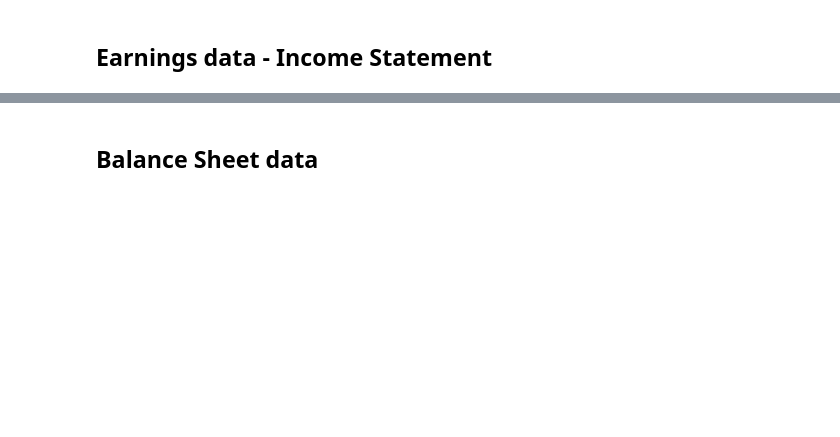
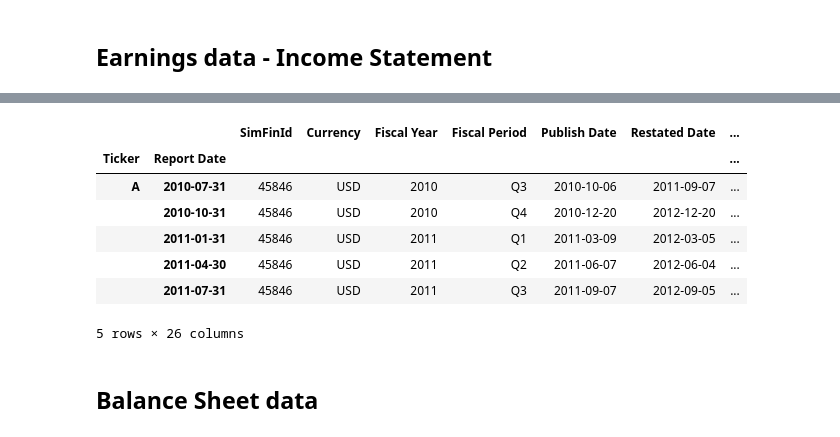
Before and after one commit to LukeBetham/finance, a Jupyter notebook: comparing_industries.ipynb, the cells around one changed output, grey strips where cells are left out. Drawn from its saved outputs; the diff is of its cells as text; code cells hidden in the pictures; blank space fills up the shorter version.

```diff
--- a/comparing_industries.ipynb
+++ b/comparing_industries.ipynb
@@ -65,6 +91,17 @@ Index(['SimFinId', 'Currency', 'Fiscal Year', 'Fiscal Period', 'Publish Date',
        'Net Extraordinary Gains (Losses)', 'Net Income',
        'Net Income (Common)'],
       dtype='object')
+# %%
+df_earnings.head()
+# %% [output]
+|  |  | SimFinId | Currency | Fiscal Year | Fiscal Period | Publish Date | Restated Date | ... |
+| Ticker | Report Date |  |  |  |  |  |  | ... |
+| A | 2010-07-31 | 45846 | USD | 2010 | Q3 | 2010-10-06 | 2011-09-07 | ... |
+|  | 2010-10-31 | 45846 | USD | 2010 | Q4 | 2010-12-20 | 2012-12-20 | ... |
+|  | 2011-01-31 | 45846 | USD | 2011 | Q1 | 2011-03-09 | 2012-03-05 | ... |
+|  | 2011-04-30 | 45846 | USD | 2011 | Q2 | 2011-06-07 | 2012-06-04 | ... |
+|  | 2011-07-31 | 45846 | USD | 2011 | Q3 | 2011-09-07 | 2012-09-05 | ... |
+5 rows × 26 columns
 # %% [markdown]
 ## Balance Sheet data
 # %%
```
Also changed, not shown: parts of 19 cells of this notebook, 1 other file.
